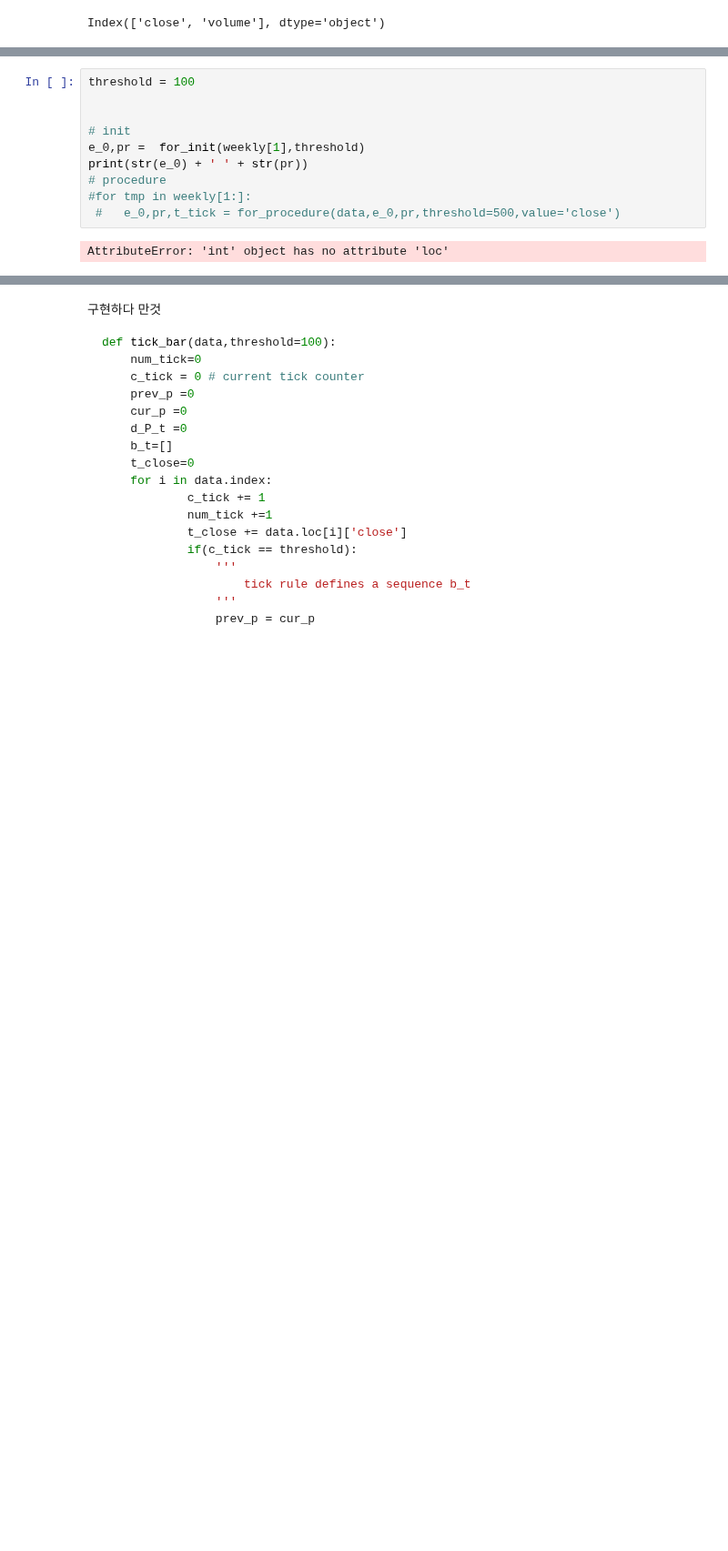
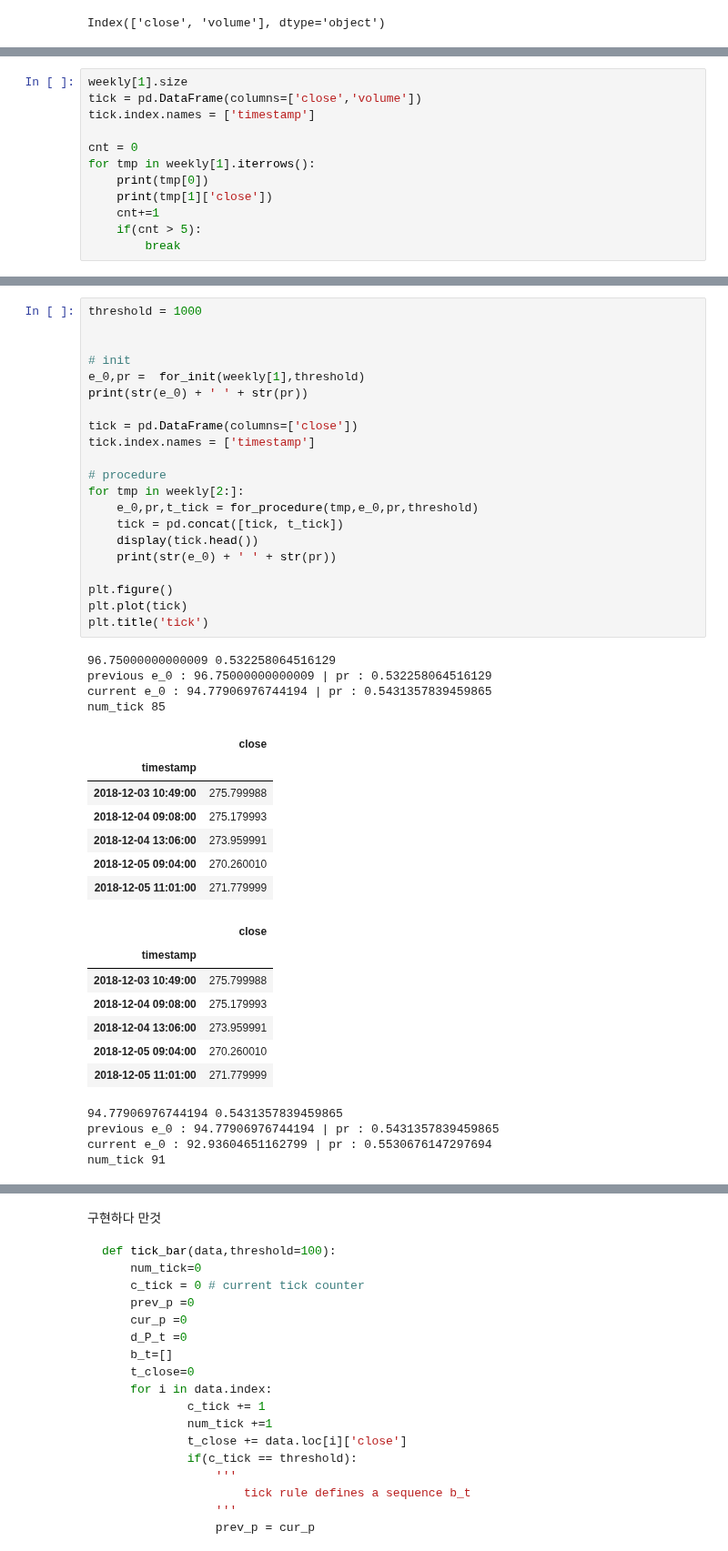
Before and after one commit to kooBH/FinanceServer, a Jupyter notebook: DE_PRADO/ch2.ipynb, the cells around one changed output, grey strips where cells are left out. Shown at 91% size. Cells and saved outputs as stored; diff of their text form; blank space fills up the shorter version.

```diff
--- a/DE_PRADO/ch2.ipynb
+++ b/DE_PRADO/ch2.ipynb
@@ -212,0 +305,12 @@ pandas._libs.tslibs.timestamps.Timestamp
+# %%
+weekly[1].size
+tick = pd.DataFrame(columns=['close','volume'])
+tick.index.names = ['timestamp']
+
+cnt = 0
+for tmp in weekly[1].iterrows():
+    print(tmp[0])
+    print(tmp[1]['close'])
+    cnt+=1
+    if(cnt > 5):
+        break
@@ -270,13 +392,45 @@ def for_procedure(data,e_0,pr,threshold=500,value='close'):
     return e_0,pr,tick
 # %%
-threshold = 100
+threshold = 1000
 
 
 # init
 e_0,pr =  for_init(weekly[1],threshold)
 print(str(e_0) + ' ' + str(pr))
+
+tick = pd.DataFrame(columns=['close'])
+tick.index.names = ['timestamp']
+
 # procedure
-#for tmp in weekly[1:]:
- #   e_0,pr,t_tick = for_procedure(data,e_0,pr,threshold=500,value='close')
+for tmp in weekly[2:]:
+    e_0,pr,t_tick = for_procedure(tmp,e_0,pr,threshold)
+    tick = pd.concat([tick, t_tick])
+    display(tick.head())
+    print(str(e_0) + ' ' + str(pr))
+
+plt.figure()
+plt.plot(tick)
+plt.title('tick')
 # %% [output]
-AttributeError: 'int' object has no attribute 'loc'
+96.75000000000009 0.532258064516129
+previous e_0 : 96.75000000000009 | pr : 0.532258064516129
+current e_0 : 94.77906976744194 | pr : 0.5431357839459865
+num_tick 85
+|  | close |
+| timestamp |  |
+| 2018-12-03 10:49:00 | 275.799988 |
+| 2018-12-04 09:08:00 | 275.179993 |
+| 2018-12-04 13:06:00 | 273.959991 |
+| 2018-12-05 09:04:00 | 270.260010 |
+| 2018-12-05 11:01:00 | 271.779999 |
+|  | close |
+| timestamp |  |
+| 2018-12-03 10:49:00 | 275.799988 |
+| 2018-12-04 09:08:00 | 275.179993 |
+| 2018-12-04 13:06:00 | 273.959991 |
+| 2018-12-05 09:04:00 | 270.260010 |
+| 2018-12-05 11:01:00 | 271.779999 |
+94.77906976744194 0.5431357839459865
+previous e_0 : 94.77906976744194 | pr : 0.5431357839459865
+current e_0 : 92.93604651162799 | pr : 0.5530676147297694
+num_tick 91
```
Also changed, not shown: parts of 22 cells of this notebook.
